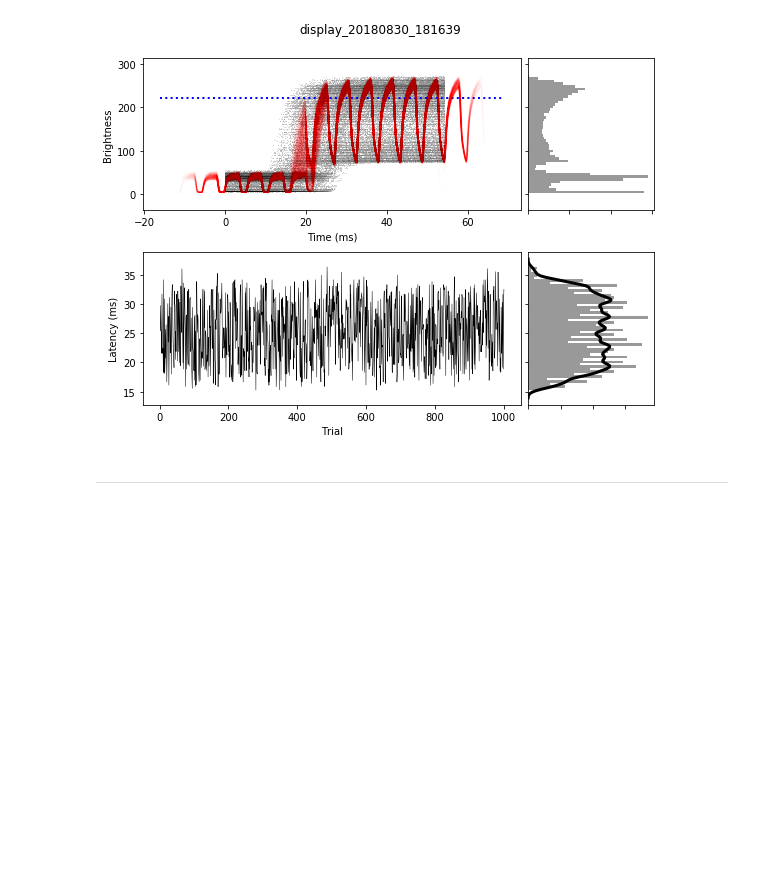
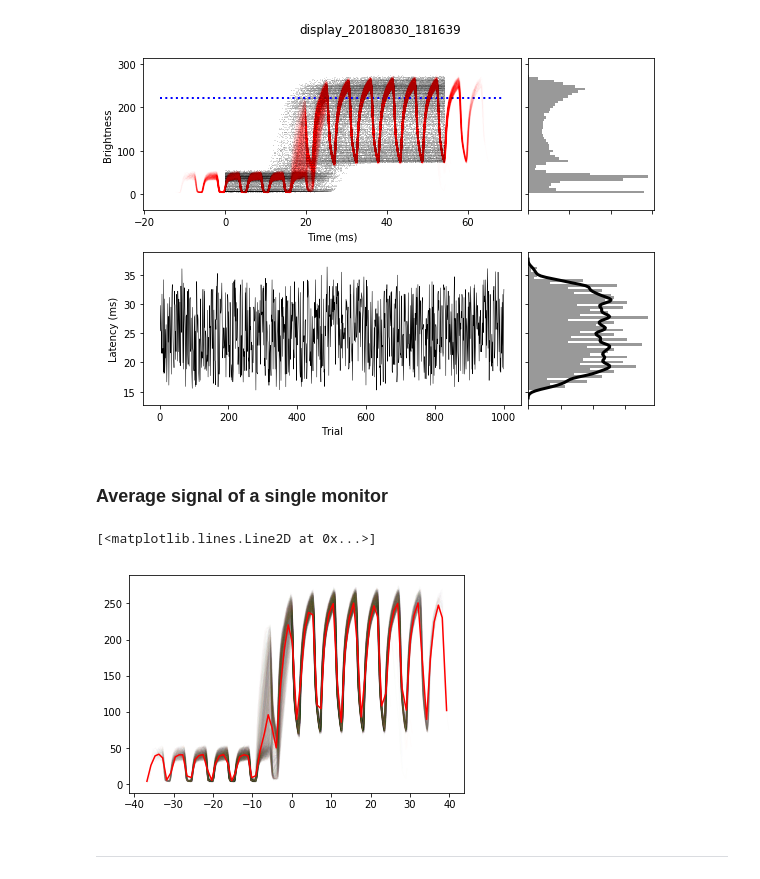
Before and after one commit to mohammadbashiri/vrlatency, a Jupyter notebook: notebooks/reports/Display.ipynb, the cells around one changed output. Saved outputs shown, nothing was run; the diff lists cells and outputs as text; code cells hidden in the pictures; blank space fills up the shorter version.

```diff
--- a/notebooks/reports/Display.ipynb
+++ b/notebooks/reports/Display.ipynb
@@ -92,6 +92,31 @@ plot_display_figures(df_shifted)
 plt.show()
 # %% [output]
 [figure]
+# %% [markdown]
+### Average signal of a single monitor
+# %%
+session = 16
+filename = df_params_all.index[session] + '.csv'
+df = read_csv(filename)
+
+thresh = .8
+session_name = df_params_all.index[session]
+df_transformed = transform_display_df(df, session=session_name, thresh=thresh)
+df_shifted = shift_by_sse(df_transformed.copy())
+
+time = df_shifted.TrialTransitionTime
+sensor_brightness = df_shifted.SensorBrightness
+shift_by = 0
+trial_idx = df_shifted.Trial
+
+for trial in trial_idx.unique():
+    plt.plot(time[trial_idx == trial] + shift_by, sensor_brightness[trial_idx == trial], linewidth=1, alpha=.01)
+
+tt, bb = get_average_time_and_brightness(df_shifted)
+plt.plot(tt, bb, 'r')
+# %% [output]
+[<matplotlib.lines.Line2D at 0x...>]
+[figure, added]
 # %% [markdown]
 ---
 # %% [markdown]
```
Also changed, not shown: parts of 14 cells of this notebook, 1 other file.
